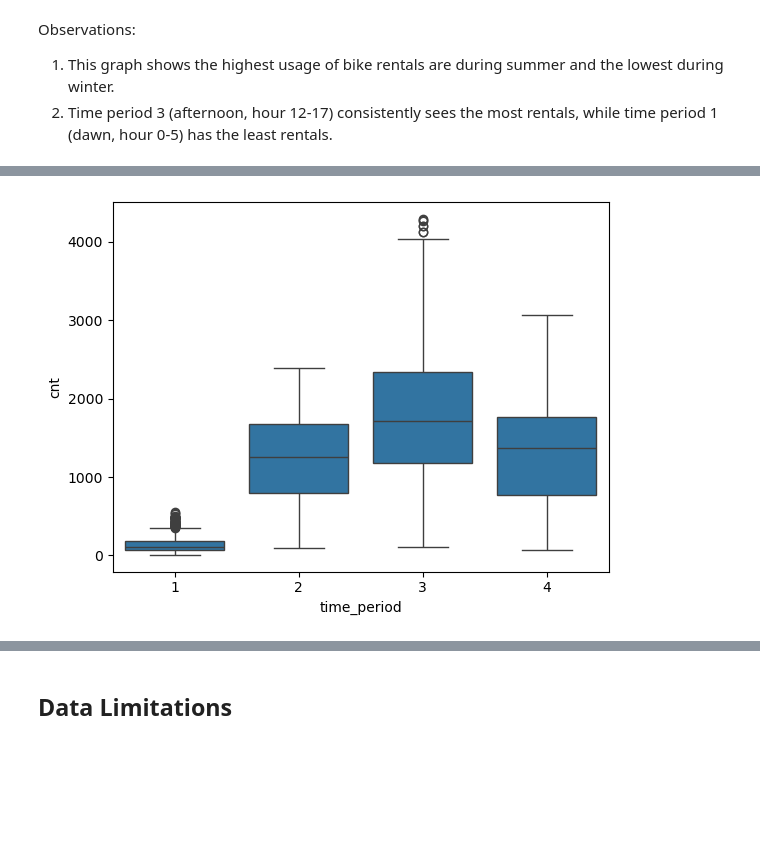
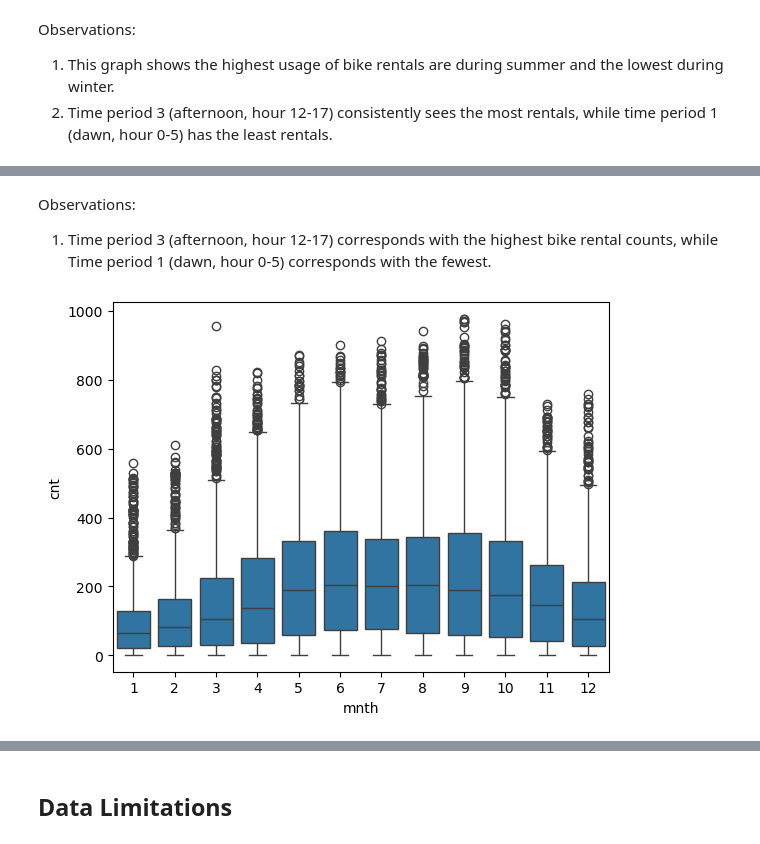
Before and after one commit to victorialiu7/info2950-final-proj, a Jupyter notebook: Info2950 Phase 2.ipynb, the cells around one changed output, grey strips where cells are left out. Saved outputs shown, nothing was run; the diff lists cells and outputs as text; code cells hidden in the pictures; blank space fills up the shorter version.

```diff
--- a/Info2950 Phase 2.ipynb
+++ b/Info2950 Phase 2.ipynb
@@ -46,5 +87,5 @@ The description for the workingday column is “if the day is neither weekend no
 # %%
-# remove the holiday, weekend column
-data = data.drop(['holiday', 'weekday'], axis=1)
-data.head()
+# remove the holiday column
+data = data.drop(['holiday'], axis=1)
+print(data.head())
 # %% [output]
@@ -75,0 +140,11 @@ We decided to delete the year column as this is repetitive information from dted
+# %%
+# create a new column called "time_period" that assigns the hours into four groups: 1, 2, 3, 4
+data = duckdb.sql("SELECT \
+                      CASE \
+                      WHEN hr BETWEEN 0 AND 5 THEN 1 \
+                      WHEN hr BETWEEN 6 AND 11 THEN 2 \
+                      WHEN hr BETWEEN 12 AND 17 THEN 3 \
+                      WHEN hr BETWEEN 18 AND 23 THEN 4 \
+                      END AS time_period, *\
+                      FROM data").df()
+data.head(10)
@@ -76,4 +165,5 @@ We decided to delete the year column as this is repetitive information from dted
 # %%
-data = data.drop(['yr'], axis=1)
-data.head()
+# remove the hour column
+data = data.drop(['hr'], axis=1)
+print(data.head())
 # %% [output]
@@ -317,5 +336,8 @@ data_cnt_analyze
+# %% [markdown]
+Observations:
+1. Time period 3 (afternoon, hour 12-17) corresponds with the highest bike rental counts, while Time period 1 (dawn, hour 0-5) corresponds with the fewest.
 # %%
-# boxplot of time period and total rental count
-sns.boxplot(data_clean, x='time_period', y='cnt');
+# boxplot of months and total rental count
+sns.boxplot(data, x='mnth', y='cnt');
 # %% [output]
-[figure, old version]
+[figure, new version]
```
Also changed, not shown: parts of 45 cells of this notebook.
